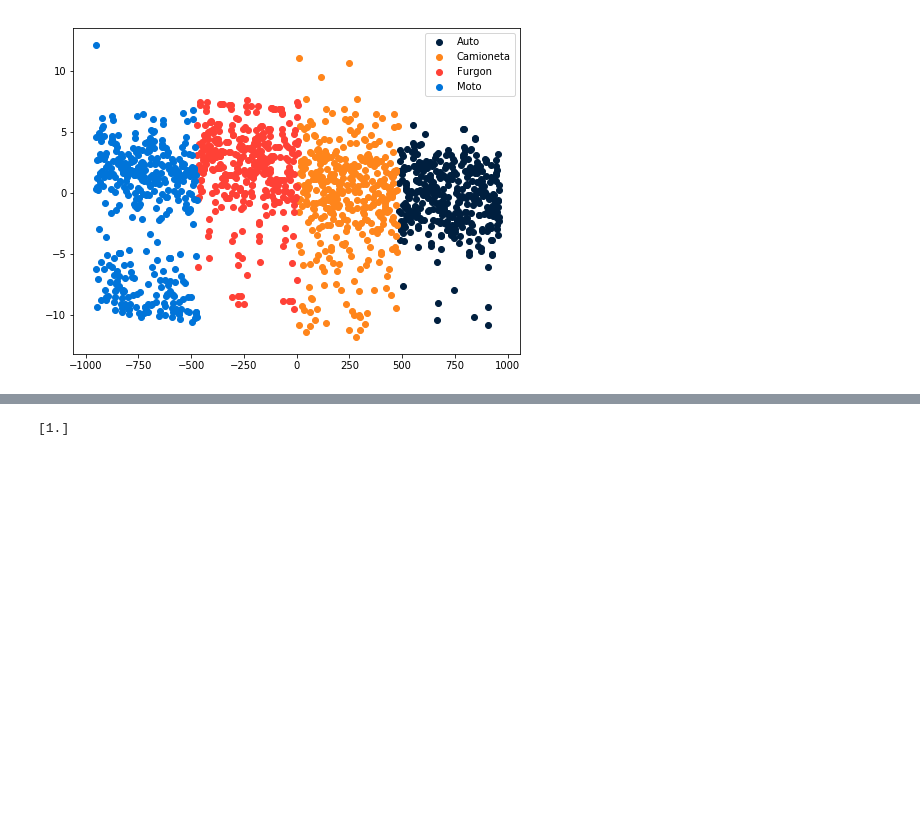
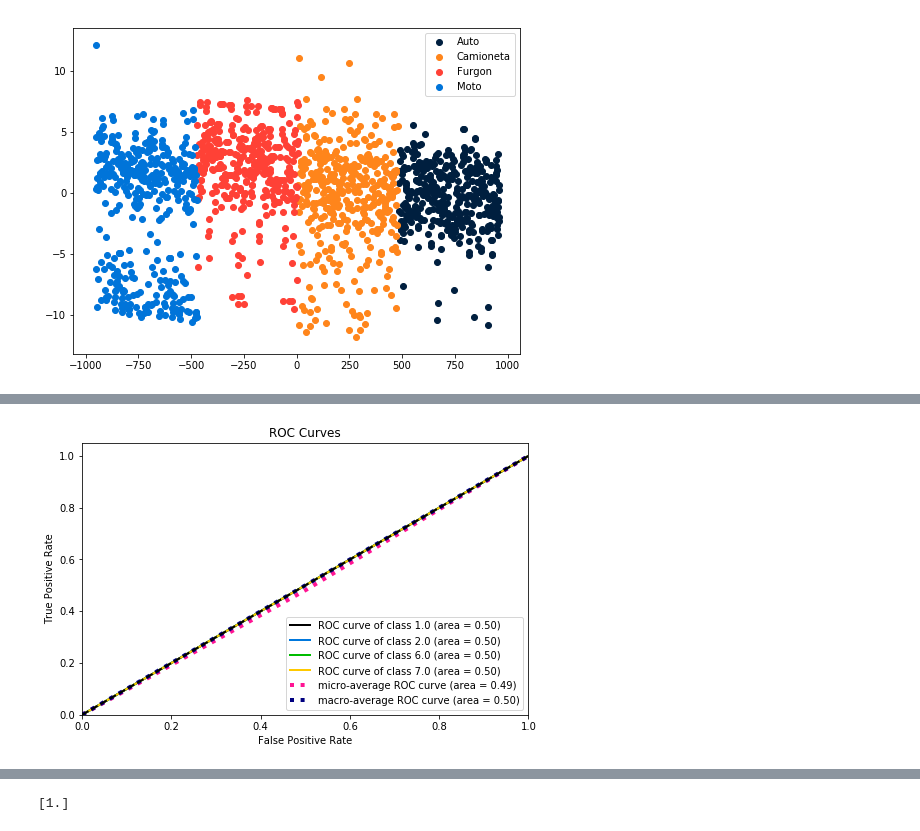
Before and after one commit to 12diego34/mercadolibre_dss, a Jupyter notebook: Trabajo Practico Final DSS/Preprocesamiento.ipynb, the cells around one changed output, grey strips where cells are left out. Cells and saved outputs as stored; diff of their text form; code cells hidden in the pictures; blank space fills up the shorter version.

Commit message:
modelos + metricas casi terminado

```diff
--- a/Trabajo Practico Final DSS/Preprocesamiento.ipynb
+++ b/Trabajo Practico Final DSS/Preprocesamiento.ipynb
@@ -346,0 +338,6 @@ weighted avg       1.00      1.00      1.00       383
+# %%
+# Metrica: curva ROC y Métrica AUC
+skplt.metrics.plot_roc(y_test,clf.predict_proba(X_test))
+plt.show()
+# %% [output]
+[figure, added]
```
Also changed, not shown: parts of 31 cells of this notebook.
